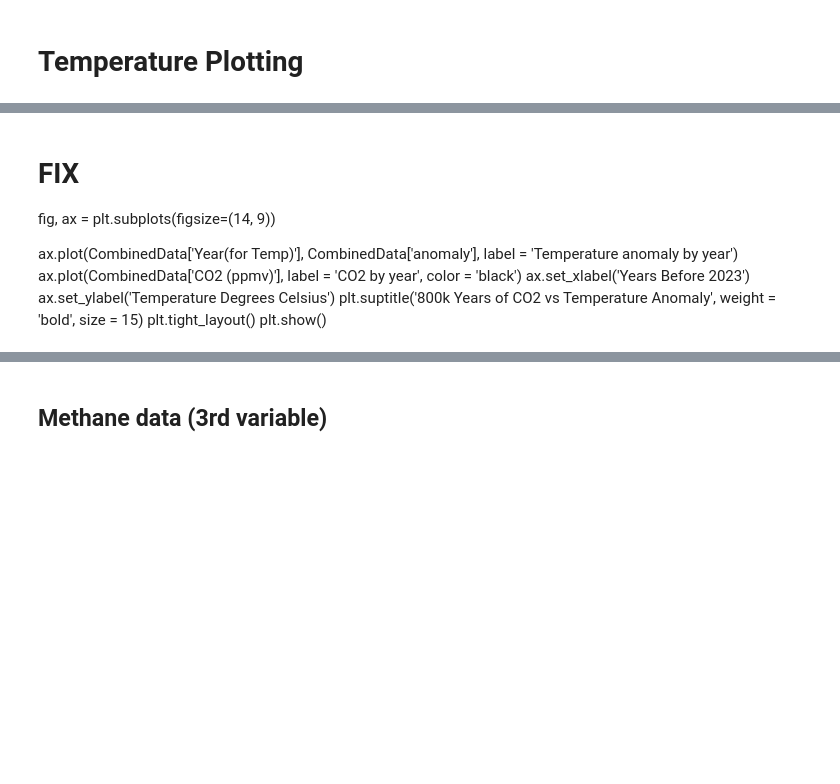
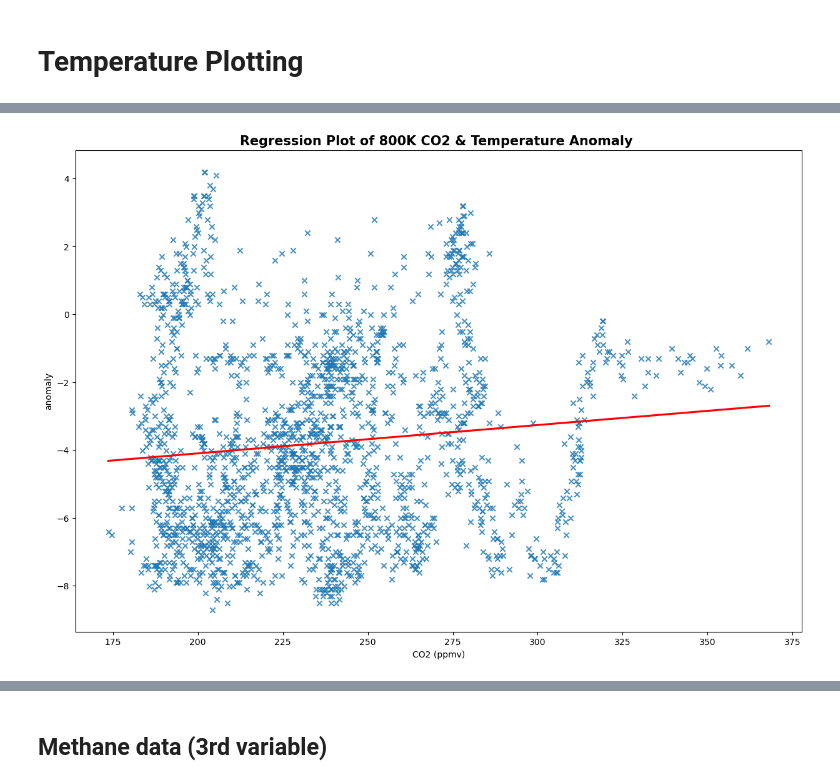
Before and after one commit to rebeccaf1918/Programming-for-Da-Project2, a Jupyter notebook: Project.ipynb, the cells around one changed output, grey strips where cells are left out. Cells and saved outputs as stored; diff of their text form; code cells hidden in the pictures; blank space fills up the shorter version.

```diff
--- a/Project.ipynb
+++ b/Project.ipynb
@@ -225,11 +235,9 @@ plt.show()
-# %% [markdown]
-# FIX
-fig, ax = plt.subplots(figsize=(14, 9))
-
-ax.plot(CombinedData['Year(for Temp)'], CombinedData['anomaly'], label = 'Temperature anomaly by year')
-ax.plot(CombinedData['CO2 (ppmv)'], label = 'CO2 by year', color = 'black')
-ax.set_xlabel('Years Before 2023')
-ax.set_ylabel('Temperature Degrees Celsius')
-plt.suptitle('800k Years of CO2 vs Temperature Anomaly', weight = 'bold', size = 15)
-plt.tight_layout()
-plt.show()
+# %%
+fig, ax = plt.subplots(figsize=(15,10))
+
+ax = sea.regplot(x='CO2 (ppmv)', y='anomaly', data=CombinedData, marker="x", ci=None, line_kws=dict(color="r"))
+ax.set_title('Regression Plot of 800K CO2 & Temperature Anomaly ', weight = 'bold', size = 15)
+
+plt.show()
+# %% [output]
+[figure, added]
```
Also changed, not shown: parts of 22 cells of this notebook, 12 other files.
